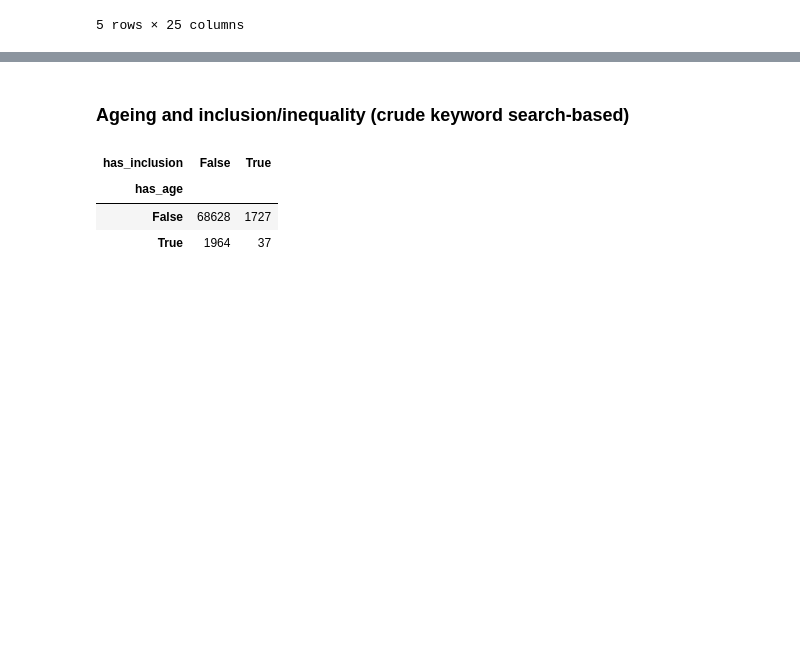
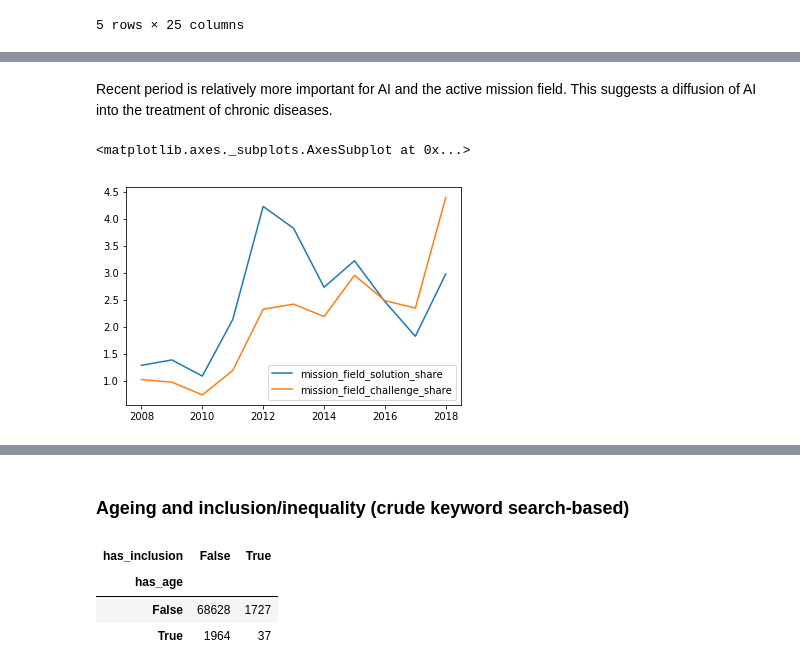
Before and after one commit to Juan-Mateos/eurito_mission, a Jupyter notebook: notebooks/03_jmg_mission_field_analysis.ipynb, the cells around one changed output, grey strips where cells are left out. Cells and saved outputs as stored; diff of their text form; code cells hidden in the pictures; blank space fills up the shorter version.

```diff
--- a/notebooks/03_jmg_mission_field_analysis.ipynb
+++ b/notebooks/03_jmg_mission_field_analysis.ipynb
@@ -334,0 +387,4 @@ projects.loc[(projects['has_ai']>0) & (projects['has_chronic']>0)].head()
+# %%
+for x in amf_df.abstract[:5]:
+    print(x[:1000])
+    print('\n')
@@ -334,0 +443,15 @@ projects.loc[(projects['has_ai']>0) & (projects['has_chronic']>0)].head()
+# %% [markdown]
+Recent period is relatively more important for AI and the active mission field. This suggests a diffusion of AI into the treatment of chronic diseases.
+# %%
+trends_as_share = pd.concat([df.year.value_counts() for df in [amf_df,smf_df,cmf_df]],axis=1)
+
+trends_as_share.columns = ['mission','solution','challenge']
+
+trends_as_share['mission_field_solution_share'],trends_as_share['mission_field_challenge_share'] = [
+    trends_as_share['mission']/trends_as_share[x] for x in ['solution','challenge']]
+
+(100*trends_as_share.loc[(trends_as_share.index>2006) & (trends_as_share.index<2019),
+                   ['mission_field_solution_share','mission_field_challenge_share']]).rolling(window=2).mean().plot()
+# %% [output]
+<matplotlib.axes._subplots.AxesSubplot at 0x...>
+[figure, added]
```
Also changed, not shown: parts of 46 cells of this notebook, 1 other file.
